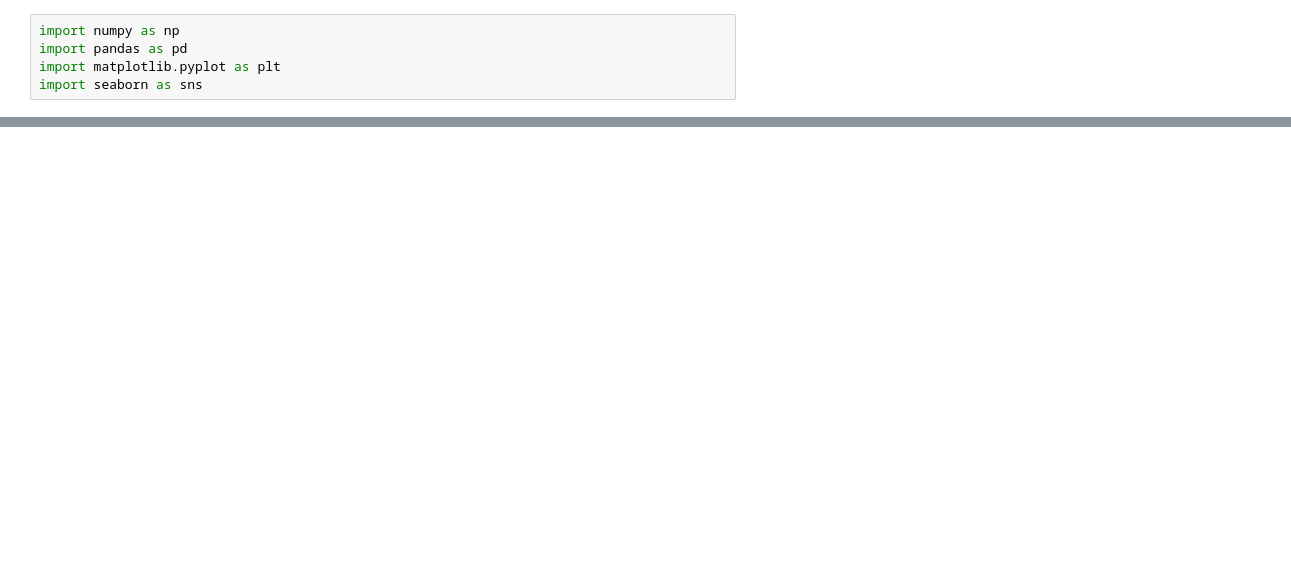
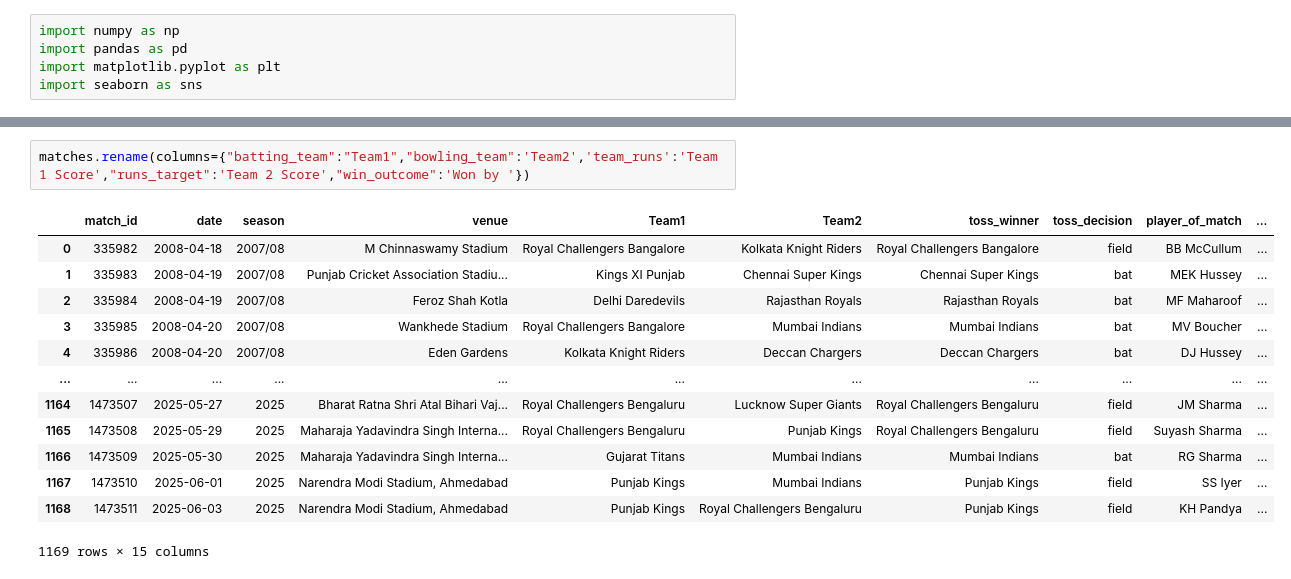
Before and after one commit to Varunkumar2516/Data_Analysis_Projects, a Jupyter notebook: 4. IPL DATA (2008-2025)/ipl.ipynb, the cells around one changed output, grey strips where cells are left out. Saved outputs shown, nothing was run; the diff lists cells and outputs as text; blank space fills up the shorter version.

```diff
--- a/4. IPL DATA (2008-2025)/ipl.ipynb
+++ b/4. IPL DATA (2008-2025)/ipl.ipynb
@@ -32,0 +86,16 @@ df[df.duplicated()]
+# %%
+matches.rename(columns={"batting_team":"Team1","bowling_team":'Team2','team_runs':'Team 1 Score',"runs_target":'Team 2 Score',"win_outcome":'Won by '})
+# %% [output]
+|  | match_id | date | season | venue | Team1 | Team2 | toss_winner | toss_decision | player_of_match | ... |
+| 0 | 335982 | 2008-04-18 | 2007/08 | M Chinnaswamy Stadium | Royal Challengers Bangalore | Kolkata Knight Riders | Royal Challengers Bangalore | field | BB McCullum | ... |
+| 1 | 335983 | 2008-04-19 | 2007/08 | Punjab Cricket Association Stadiu... | Kings XI Punjab | Chennai Super Kings | Chennai Super Kings | bat | MEK Hussey | ... |
+| 2 | 335984 | 2008-04-19 | 2007/08 | Feroz Shah Kotla | Delhi Daredevils | Rajasthan Royals | Rajasthan Royals | bat | MF Maharoof | ... |
+| 3 | 335985 | 2008-04-20 | 2007/08 | Wankhede Stadium | Royal Challengers Bangalore | Mumbai Indians | Mumbai Indians | bat | MV Boucher | ... |
+| 4 | 335986 | 2008-04-20 | 2007/08 | Eden Gardens | Kolkata Knight Riders | Deccan Chargers | Deccan Chargers | bat | DJ Hussey | ... |
+| ... | ... | ... | ... | ... | ... | ... | ... | ... | ... | ... |
+| 1164 | 1473507 | 2025-05-27 | 2025 | Bharat Ratna Shri Atal Bihari Vaj... | Royal Challengers Bengaluru | Lucknow Super Giants | Royal Challengers Bengaluru | field | JM Sharma | ... |
+| 1165 | 1473508 | 2025-05-29 | 2025 | Maharaja Yadavindra Singh Interna... | Royal Challengers Bengaluru | Punjab Kings | Royal Challengers Bengaluru | field | Suyash Sharma | ... |
+| 1166 | 1473509 | 2025-05-30 | 2025 | Maharaja Yadavindra Singh Interna... | Gujarat Titans | Mumbai Indians | Mumbai Indians | bat | RG Sharma | ... |
+| 1167 | 1473510 | 2025-06-01 | 2025 | Narendra Modi Stadium, Ahmedabad | Punjab Kings | Mumbai Indians | Punjab Kings | field | SS Iyer | ... |
+| 1168 | 1473511 | 2025-06-03 | 2025 | Narendra Modi Stadium, Ahmedabad | Punjab Kings | Royal Challengers Bengaluru | Punjab Kings | field | KH Pandya | ... |
+1169 rows × 15 columns
```
Also changed, not shown: parts of 29 cells of this notebook, 5 other files.
